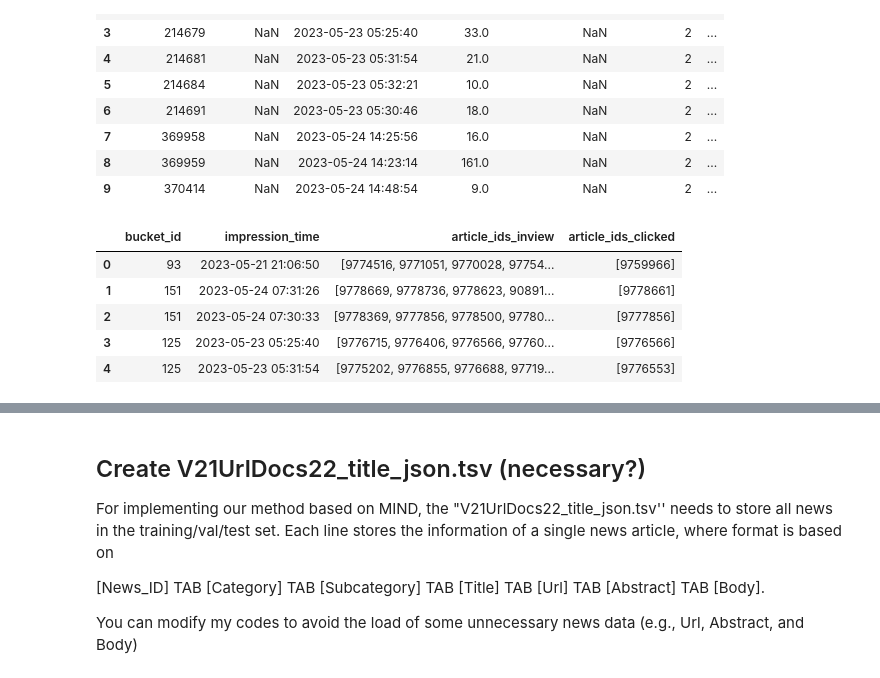
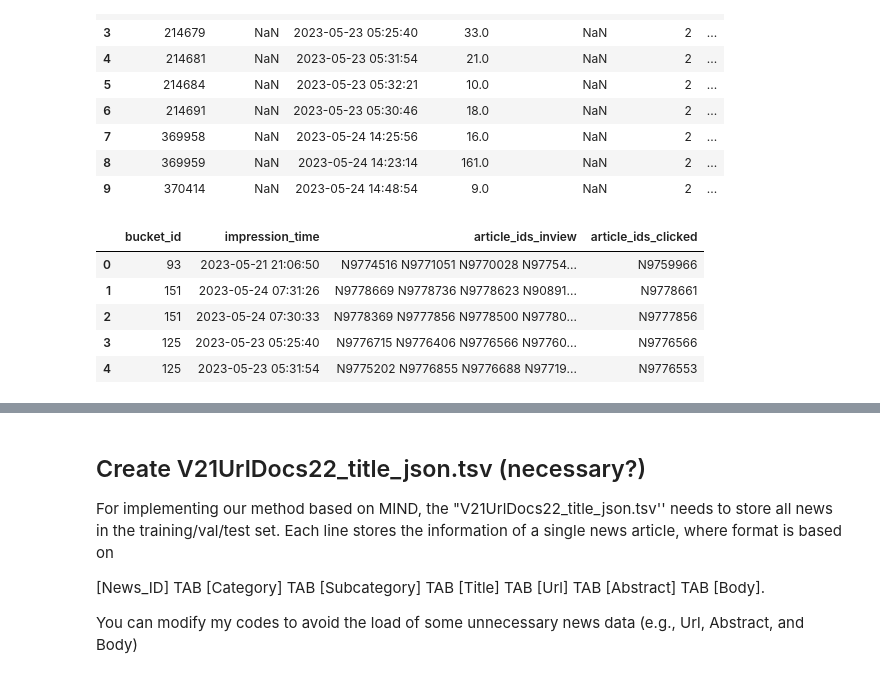
Before and after one commit to IvoBrink/RecSys-PP-Rec, a Jupyter notebook: data/Challenge/ebnerd_original/reformat_data.ipynb, the cells around one changed output, grey strips where cells are left out. Saved outputs shown, nothing was run; the diff lists cells and outputs as text; code cells hidden in the pictures.

```diff
--- a/data/Challenge/ebnerd_original/reformat_data.ipynb
+++ b/data/Challenge/ebnerd_original/reformat_data.ipynb
@@ -58,21 +61,33 @@ behaviors[:10]
 # %%
 # Assuming 'impression_time' is already in datetime format, if not convert it
 behaviors['impression_time'] = pd.to_datetime(behaviors['impression_time'])
 
 # Set the start date of your data collection period
 start_date = pd.to_datetime('2023-05-18')
 
 # Calculate the hour buckets since the start of the period
 behaviors['bucket_id'] = ((behaviors['impression_time'] - start_date).dt.total_seconds() // 3600).astype(int)
 
+# Check if 'article_ids_inview' is already in the desired format
+if not behaviors['article_ids_inview'].str.contains('N').any():
+    # For each line in the 'article_ids_inview' column, add 'N' upfront
+    # Add 'N' before each 'article_ids_inview', replace each space with ' N' and remove square brackets
+    behaviors['article_ids_inview'] = behaviors['article_ids_inview'].apply(lambda x: 'N' + str(x))
+    behaviors['article_ids_inview'] = behaviors['article_ids_inview'].str.replace(' ', ' N').str.replace('[', '').str.replace(']', '').str.replace('\n', '')
+
+# Same for article_ids_clicked
+if not behaviors['article_ids_clicked'].str.contains('N').any():
+    behaviors['article_ids_clicked'] = behaviors['article_ids_clicked'].apply(lambda x: 'N' + str(x) )
+    behaviors['article_ids_clicked'] = behaviors['article_ids_clicked'].str.replace(' ', ' N').str.replace('[', '').str.replace(']', '')
+
 behaviors[["bucket_id", "impression_time", "article_ids_inview", "article_ids_clicked"]].head()
 # %% [output]
 |  | bucket_id | impression_time | article_ids_inview | article_ids_clicked |
-| 0 | 93 | 2023-05-21 21:06:50 | [9774516, 9771051, 9770028, 97754... | [9759966] |
-| 1 | 151 | 2023-05-24 07:31:26 | [9778669, 9778736, 9778623, 90891... | [9778661] |
-| 2 | 151 | 2023-05-24 07:30:33 | [9778369, 9777856, 9778500, 97780... | [9777856] |
-| 3 | 125 | 2023-05-23 05:25:40 | [9776715, 9776406, 9776566, 97760... | [9776566] |
-| 4 | 125 | 2023-05-23 05:31:54 | [9775202, 9776855, 9776688, 97719... | [9776553] |
+| 0 | 93 | 2023-05-21 21:06:50 | N9774516 N9771051 N9770028 N97754... | N9759966 |
+| 1 | 151 | 2023-05-24 07:31:26 | N9778669 N9778736 N9778623 N90891... | N9778661 |
+| 2 | 151 | 2023-05-24 07:30:33 | N9778369 N9777856 N9778500 N97780... | N9777856 |
+| 3 | 125 | 2023-05-23 05:25:40 | N9776715 N9776406 N9776566 N97760... | N9776566 |
+| 4 | 125 | 2023-05-23 05:31:54 | N9775202 N9776855 N9776688 N97719... | N9776553 |
 # %%
 double_dict = {}
 
```
Also changed, not shown: parts of 9 cells of this notebook, 9 other files.
